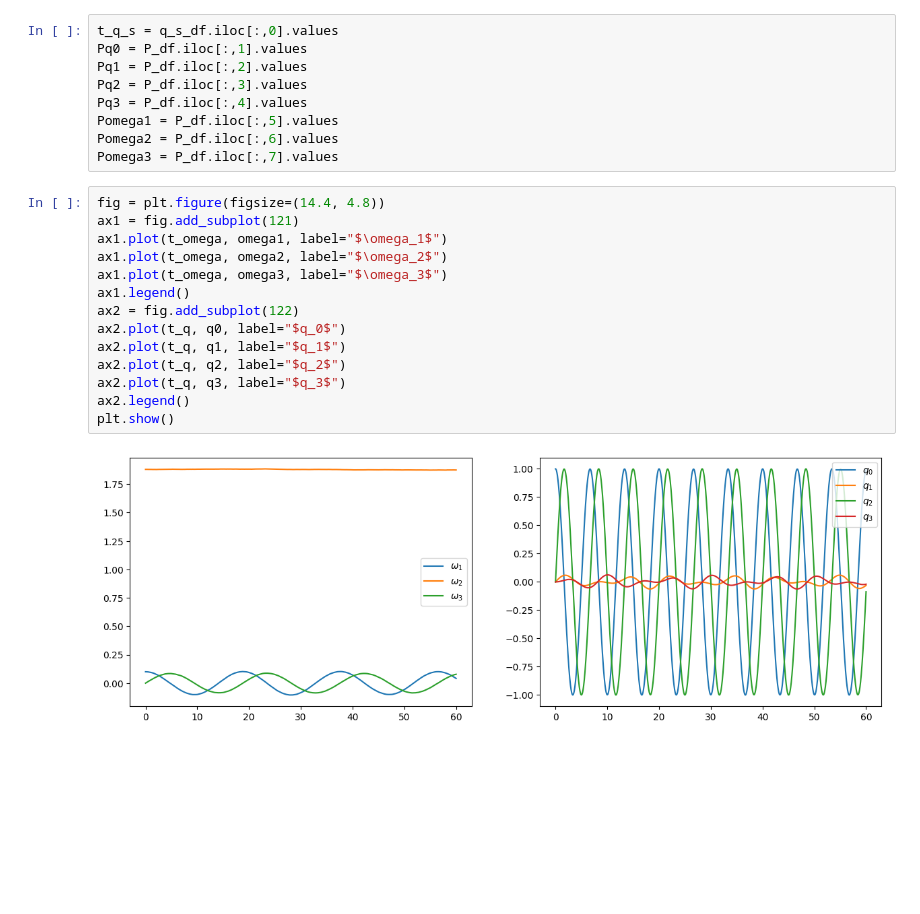
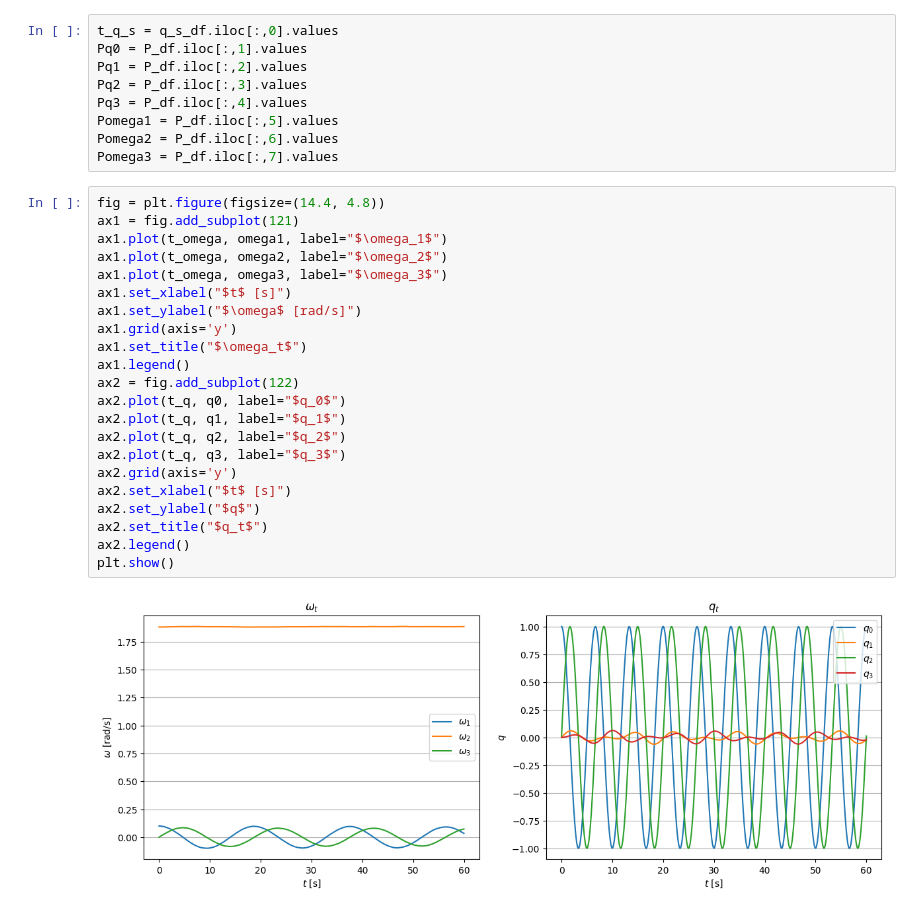
Before and after one commit to LilKoke/ace, a Jupyter notebook: visualize_2.ipynb, the cells around one changed output. Drawn from its saved outputs; the diff is of its cells as text; blank space fills up the shorter version.

```diff
--- a/visualize_2.ipynb
+++ b/visualize_2.ipynb
@@ -54,17 +54,25 @@ Pomega3 = P_df.iloc[:,7].values
 # %%
 fig = plt.figure(figsize=(14.4, 4.8))
 ax1 = fig.add_subplot(121)
 ax1.plot(t_omega, omega1, label="$\omega_1$")
 ax1.plot(t_omega, omega2, label="$\omega_2$")
 ax1.plot(t_omega, omega3, label="$\omega_3$")
+ax1.set_xlabel("$t$ [s]")
+ax1.set_ylabel("$\omega$ [rad/s]")
+ax1.grid(axis='y')
+ax1.set_title("$\omega_t$")
 ax1.legend()
 ax2 = fig.add_subplot(122)
 ax2.plot(t_q, q0, label="$q_0$")
 ax2.plot(t_q, q1, label="$q_1$")
 ax2.plot(t_q, q2, label="$q_2$")
 ax2.plot(t_q, q3, label="$q_3$")
+ax2.grid(axis='y')
+ax2.set_xlabel("$t$ [s]")
+ax2.set_ylabel("$q$")
+ax2.set_title("$q_t$")
 ax2.legend()
 plt.show()
 # %% [output]
-[figure, old version]
+[figure, new version]
 # %%
```
Also changed, not shown: parts of 3 cells of this notebook, 6 other files.
